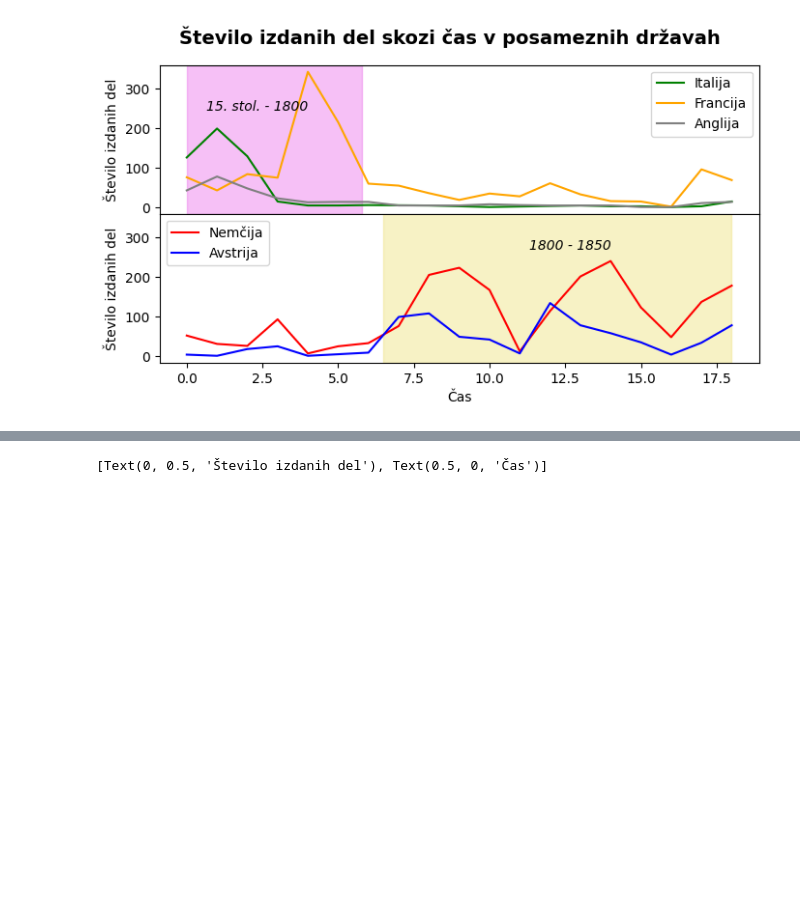
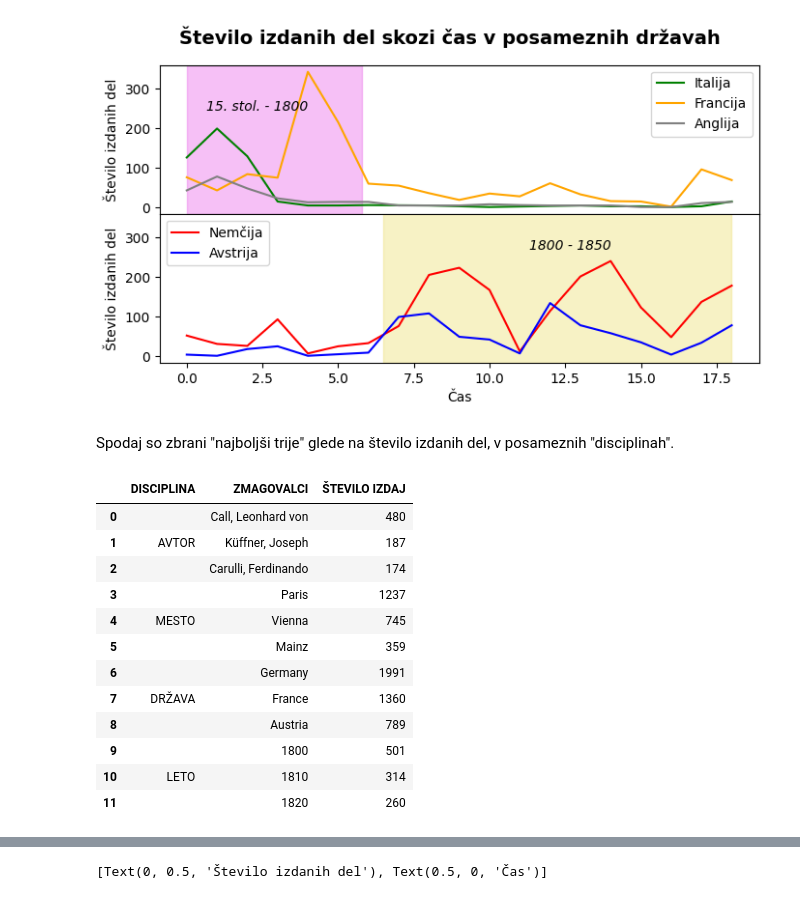
Before and after one commit to matijaskrt/uvp-seminarska-naloga, a Jupyter notebook: analiza.ipynb, the cells around one changed output, grey strips where cells are left out. Drawn from its saved outputs; the diff is of its cells as text; code cells hidden in the pictures; blank space fills up the shorter version.

```diff
--- a/analiza.ipynb
+++ b/analiza.ipynb
@@ -96,4 +100,34 @@ axes[1].text(11.3, 270, '1800 - 1850', style='italic')
 # %% [output]
 Text(11.3, 270, '1800 - 1850')
 [figure]
+# %% [markdown]
+Spodaj so zbrani "najboljši trije" glede na število izdanih del, v posameznih "disciplinah".
+# %%
+avtorji = podatki[podatki.AVTOR != None].groupby("AVTOR").size().sort_values(ascending= False).head(3).to_frame()
+mesta = podatki[podatki.MESTO != None].groupby("MESTO").size().sort_values(ascending= False).head(3).to_frame()
+države = podatki[podatki.DRŽAVA != None].groupby("DRŽAVA").size().sort_values(ascending= False).head(3).to_frame()
+leta = podatki[podatki.LETO != 0].groupby("LETO").size().sort_values(ascending= False).head(3).to_frame()
+
+
+b = pd.concat([avtorji, mesta, države, leta])
+b.insert(loc = 0, column = "ZMAGOVALCI", value = b.index)
+b.insert(loc = 0, column = "DISCIPLINA", value = ["", "AVTOR", "", "", "MESTO", "", "", "DRŽAVA", "", "", "LETO", ""])
+b.reset_index(drop=True, inplace=True)
+b.insert(loc = 2, column = "ŠTEVILO IZDAJ", value = b[b.columns[2]])
+d = b.drop(columns=b.columns[3])
+d
+# %% [output]
+|  | DISCIPLINA | ZMAGOVALCI | ŠTEVILO IZDAJ |
+| 0 |  | Call, Leonhard von | 480 |
+| 1 | AVTOR | Küffner, Joseph | 187 |
+| 2 |  | Carulli, Ferdinando | 174 |
+| 3 |  | Paris | 1237 |
+| 4 | MESTO | Vienna | 745 |
+| 5 |  | Mainz | 359 |
+| 6 |  | Germany | 1991 |
+| 7 | DRŽAVA | France | 1360 |
+| 8 |  | Austria | 789 |
+| 9 |  | 1800 | 501 |
+| 10 | LETO | 1810 | 314 |
+| 11 |  | 1820 | 260 |
 # %%
```
Also changed, not shown: parts of 6 cells of this notebook, 2 other files.
